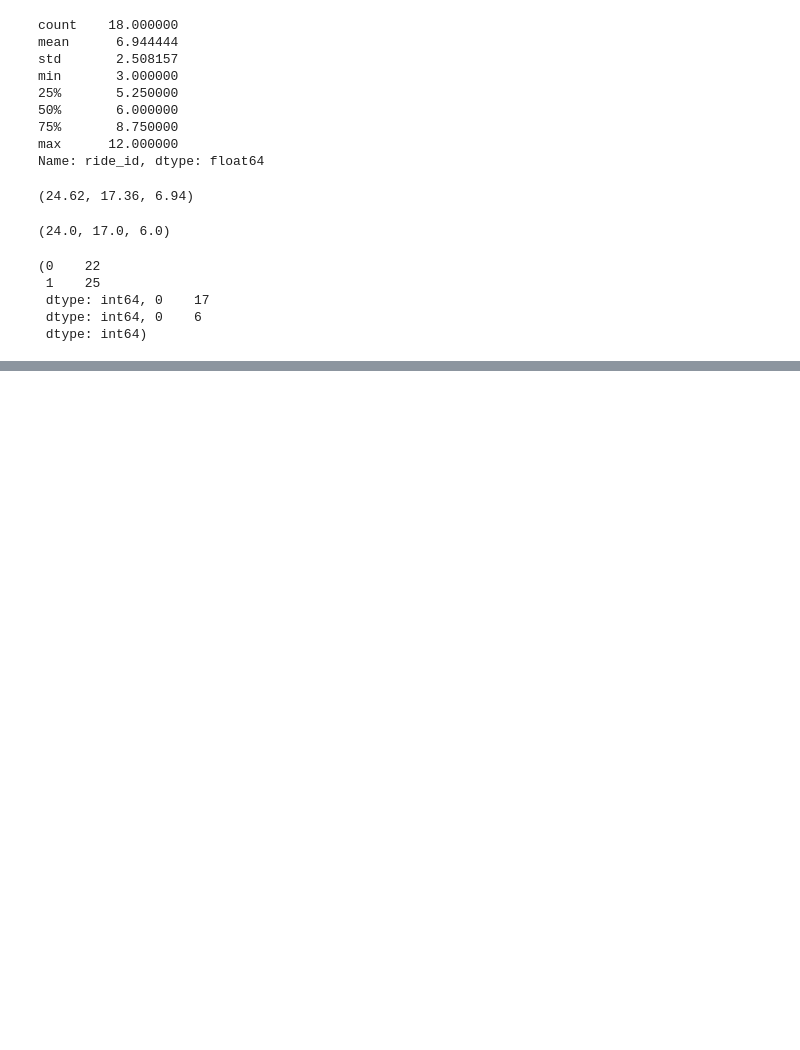
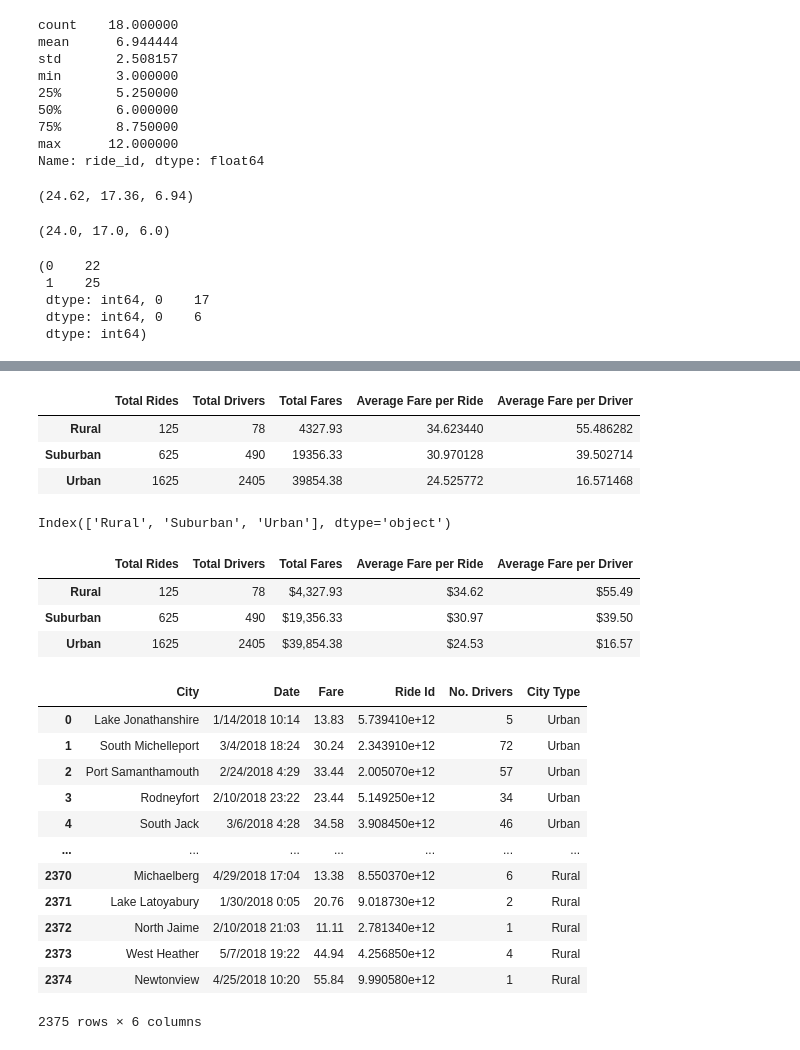
Before and after one commit to Godinez15/PyBer_Analysis, a Jupyter notebook: PyBer.ipynb, the cells around one changed output, grey strips where cells are left out. Saved outputs shown, nothing was run; the diff lists cells and outputs as text; code cells hidden in the pictures; blank space fills up the shorter version.

```diff
--- a/PyBer.ipynb
+++ b/PyBer.ipynb
@@ -1131,0 +995,48 @@ plt.show()
+# %%
+# Deleting an Index name(type)
+del Pyber_df.index.name
+Pyber_df
+# %% [output]
+|  | Total Rides | Total Drivers | Total Fares | Average Fare per Ride | Average Fare per Driver |
+| Rural | 125 | 78 | 4327.93 | 34.623440 | 55.486282 |
+| Suburban | 625 | 490 | 19356.33 | 30.970128 | 39.502714 |
+| Urban | 1625 | 2405 | 39854.38 | 24.525772 | 16.571468 |
+# %%
+Pyber_df.index
+# %% [output]
+Index(['Rural', 'Suburban', 'Urban'], dtype='object')
+# %%
+# Formatting these columns by putting a dollar sign on them .
+Pyber_df["Total Fares"]=Pyber_df["Total Fares"].map("${:,.2f}".format)
+Pyber_df["Average Fare per Ride"]=Pyber_df["Average Fare per Ride"].map("${:,.2f}".format)
+Pyber_df["Average Fare per Driver"]=Pyber_df["Average Fare per Driver"].map("${:,.2f}".format)
+Pyber_df
+# %% [output]
+|  | Total Rides | Total Drivers | Total Fares | Average Fare per Ride | Average Fare per Driver |
+| Rural | 125 | 78 | $4,327.93 | $34.62 | $55.49 |
+| Suburban | 625 | 490 | $19,356.33 | $30.97 | $39.50 |
+| Urban | 1625 | 2405 | $39,854.38 | $24.53 | $16.57 |
+# %%
+# Renaming the Columns in pyber_data_df
+pyber_data_df= pyber_data_df.rename(columns={
+'city': 'City',
+'date':'Date',
+'fare':'Fare',
+'ride_id': 'Ride Id',
+'driver_count': 'No. Drivers',
+'type':'City Type'})
+pyber_data_df
+# %% [output]
+|  | City | Date | Fare | Ride Id | No. Drivers | City Type |
+| 0 | Lake Jonathanshire | 1/14/2018 10:14 | 13.83 | 5.739410e+12 | 5 | Urban |
+| 1 | South Michelleport | 3/4/2018 18:24 | 30.24 | 2.343910e+12 | 72 | Urban |
+| 2 | Port Samanthamouth | 2/24/2018 4:29 | 33.44 | 2.005070e+12 | 57 | Urban |
+| 3 | Rodneyfort | 2/10/2018 23:22 | 23.44 | 5.149250e+12 | 34 | Urban |
+| 4 | South Jack | 3/6/2018 4:28 | 34.58 | 3.908450e+12 | 46 | Urban |
+| ... | ... | ... | ... | ... | ... | ... |
+| 2370 | Michaelberg | 4/29/2018 17:04 | 13.38 | 8.550370e+12 | 6 | Rural |
+| 2371 | Lake Latoyabury | 1/30/2018 0:05 | 20.76 | 9.018730e+12 | 2 | Rural |
+| 2372 | North Jaime | 2/10/2018 21:03 | 11.11 | 2.781340e+12 | 1 | Rural |
+| 2373 | West Heather | 5/7/2018 19:22 | 44.94 | 4.256850e+12 | 4 | Rural |
+| 2374 | Newtonview | 4/25/2018 10:20 | 55.84 | 9.990580e+12 | 1 | Rural |
+2375 rows × 6 columns
```
Also changed, not shown: parts of 62 cells of this notebook, 2 other files.
